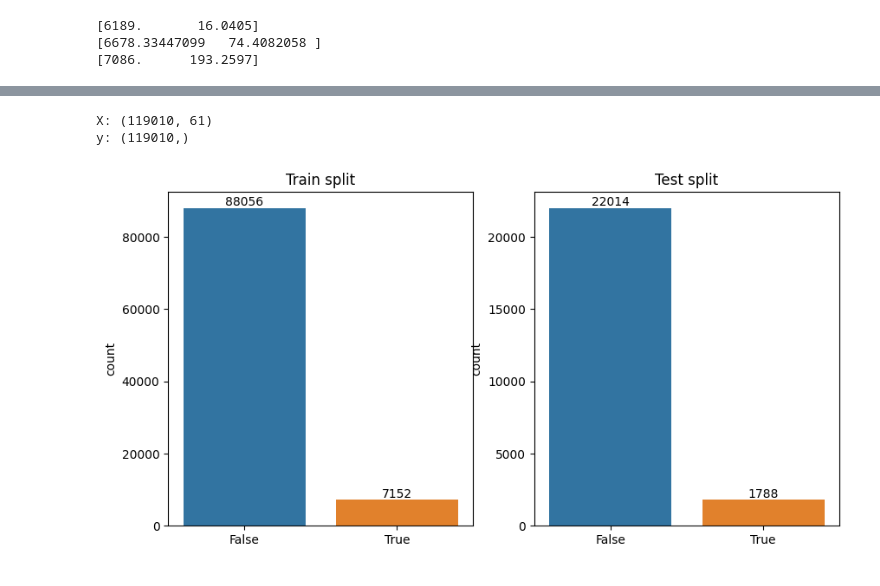
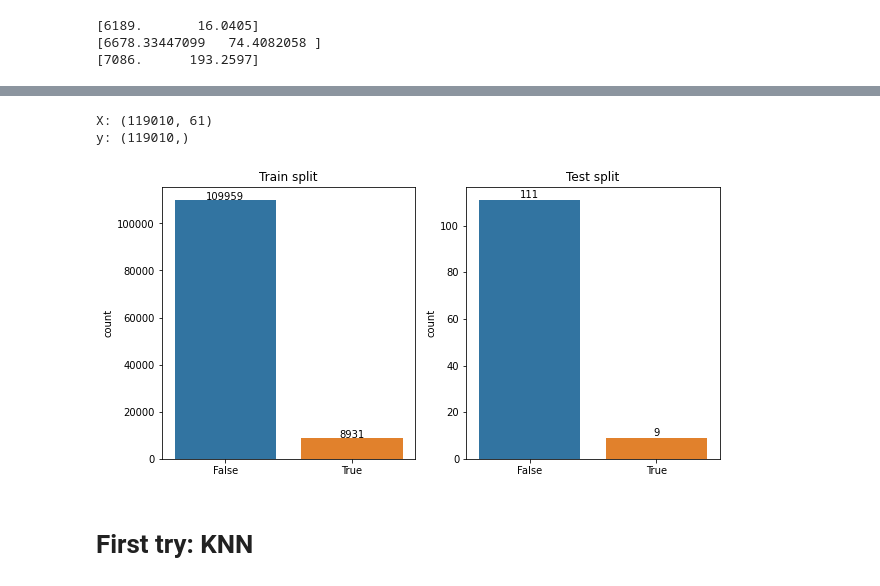
Before and after one commit to ZhichengLuo/hacktops, a Jupyter notebook: notebook/baseline_model.ipynb, the cells around one changed output, grey strips where cells are left out. Saved outputs shown, nothing was run; the diff lists cells and outputs as text; code cells hidden in the pictures.

```diff
--- a/notebook/baseline_model.ipynb
+++ b/notebook/baseline_model.ipynb
@@ -147,32 +152,36 @@ plt.show()
 # %%
 from sklearn.model_selection import StratifiedShuffleSplit
 import seaborn as sns
 import numpy as np
 
 # X = np.array([np.array(i) for i in dataset[0]])
 X = np.array(dataset_clipped[0]).squeeze(axis=2)
 y = np.array(dataset_clipped[1])
 
 normalize = True
 if normalize:
     X = np.array([instance_norm(x) for x in X])
 
 print('X:', X.shape)
 print('y:', y.shape)
 
-sss = StratifiedShuffleSplit(n_splits=2, test_size=0.2, random_state=0)
+sss = StratifiedShuffleSplit(n_splits=2, test_size=0.001, random_state=0)
 train_index, test_index = next(sss.split(X, y))
 
 fig, axes = plt.subplots(1,2, figsize=(10,5))
 for split, title, ax in zip([train_index, test_index],
                      ['Train split', 'Test split'],
                      axes.flatten()):
     sns.countplot(x=y[split], ax=ax).set_title(title)
-    ax.bar_label(ax.containers[0])
+    for p in ax.patches:
+        height = p.get_height()
+        ax.text(p.get_x()+p.get_width()/2., height + 1, height ,ha="center")
 # %% [output]
 X: (119010, 61)
 y: (119010,)
-[figure, old version]
+[figure, new version]
+# %% [markdown]
+# First try: KNN
 # %%
 from sklearn.neighbors import KNeighborsClassifier
 from tslearn.metrics import dtw
```
Also changed, not shown: parts of 8 cells of this notebook, 1 other file.
